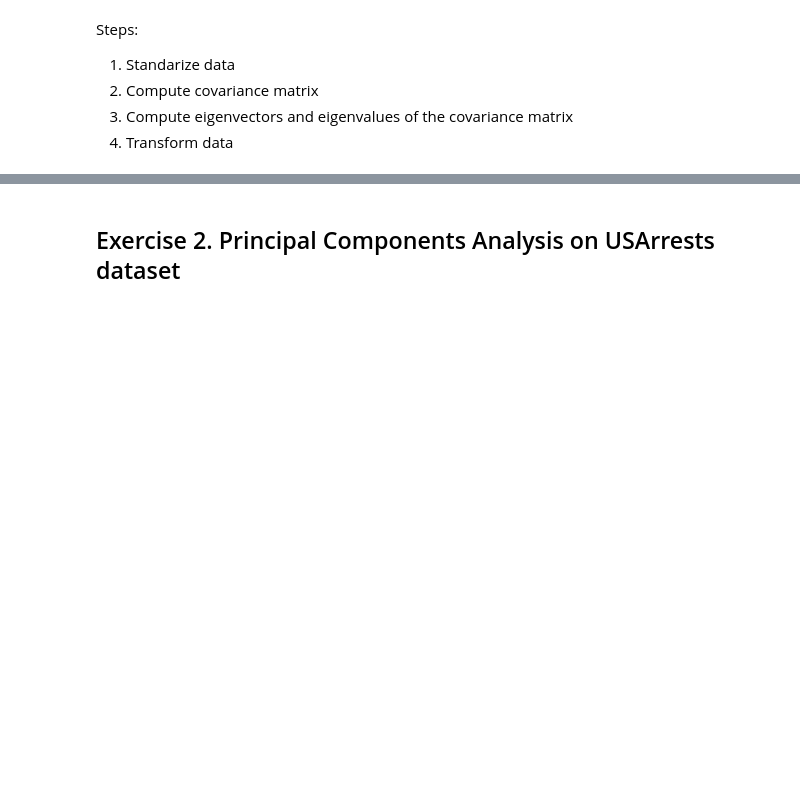
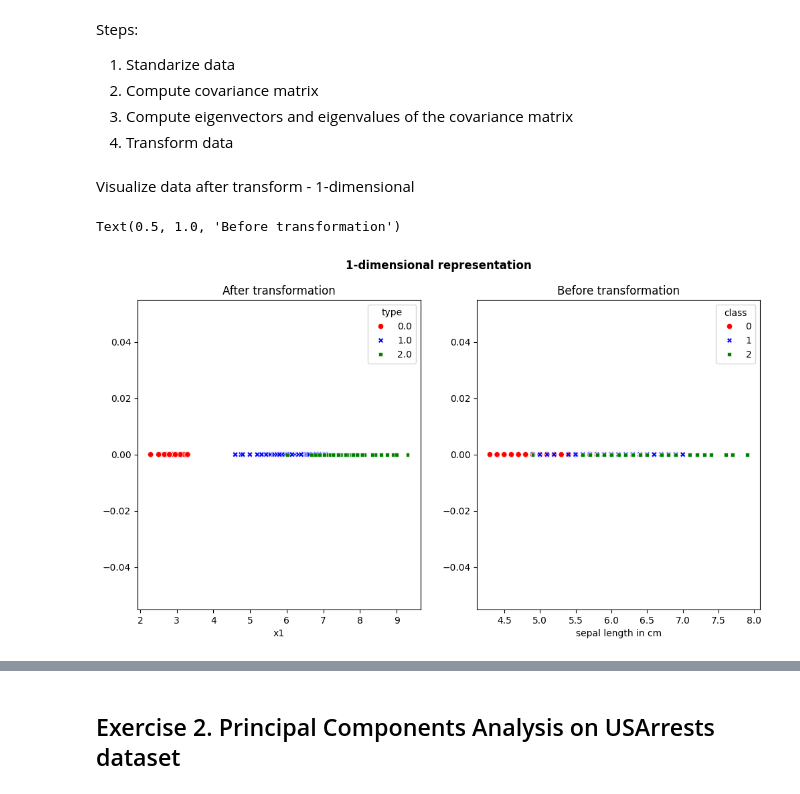
Before and after one commit to gabsbruh/Machine-Learning, a Jupyter notebook: 8.PCA/main.ipynb, the cells around one changed output, grey strips where cells are left out. Cells and saved outputs as stored; diff of their text form; code cells hidden in the pictures; blank space fills up the shorter version.

Commit message:
completed PCA decomposition

```diff
--- a/8.PCA/main.ipynb
+++ b/8.PCA/main.ipynb
@@ -18,6 +20,17 @@ from sklearn.datasets import load_iris
 irisRaw = load_iris()
 iris = pd.DataFrame(data= np.c_[irisRaw['data'], irisRaw['target']],
                      columns= irisRaw['feature_names'] + ['target'])
+
+x = load_iris().data
+y = load_iris().target
+y = np.reshape(y, (150, 1))
+
+data = np.hstack((x, y))
+
+df = pd.DataFrame(data, columns=["sepal length in cm" ,"sepal width in cm","petal length in cm","petal width in cm","class"])
+
+df["class"] = df['class'].astype("int")
+
 iris.info()
 # %% [output]
 <class 'pandas.core.frame.DataFrame'>
@@ -40,16 +53,32 @@ Steps:
 4. Transform data
 # %%
 from sklearn.preprocessing import StandardScaler
-from sklearn.decomposition import PCA
 
 # standarize data
 scaler = StandardScaler()
-iris_std = scaler.fit_transform(iris)
+iris_standard = scaler.fit_transform(x)
 
 # covariance
-cov_matrix = np.cov(iris_std.T)
+cov_matrix = np.cov(x.T)
 
 # eigenvalues and eigenvectors
 eigenvalues, eigenvectors = np.linalg.eig(cov_matrix)
 
-#
+# Data transformation
+Z = x.dot(eigenvectors[:,:1])
+data1 = np.hstack((Z, y))
+
+df1 = pd.DataFrame(data1, columns=["x1", "type"])
+# %% [markdown]
+Visualize data after transform - 1-dimensional
+# %%
+fig, axs = plt.subplots(1, 2, figsize=(12, 6))
+plt.suptitle("1-dimensional representation", fontweight="bold")
+sns.scatterplot(data=df1, x="x1", y=0, hue="type", palette=["r", "b", "g"], style="type", ax=axs[0])
+axs[0].set_title("After transformation")
+
+sns.scatterplot(data=df, x="sepal length in cm", y=0, hue="class", palette=["r", "b", "g"], ax=axs[1], style="class")
+axs[1].set_title("Before transformation")
+# %% [output]
+Text(0.5, 1.0, 'Before transformation')
+[figure, added]
```
Also changed, not shown: parts of 23 cells of this notebook.
